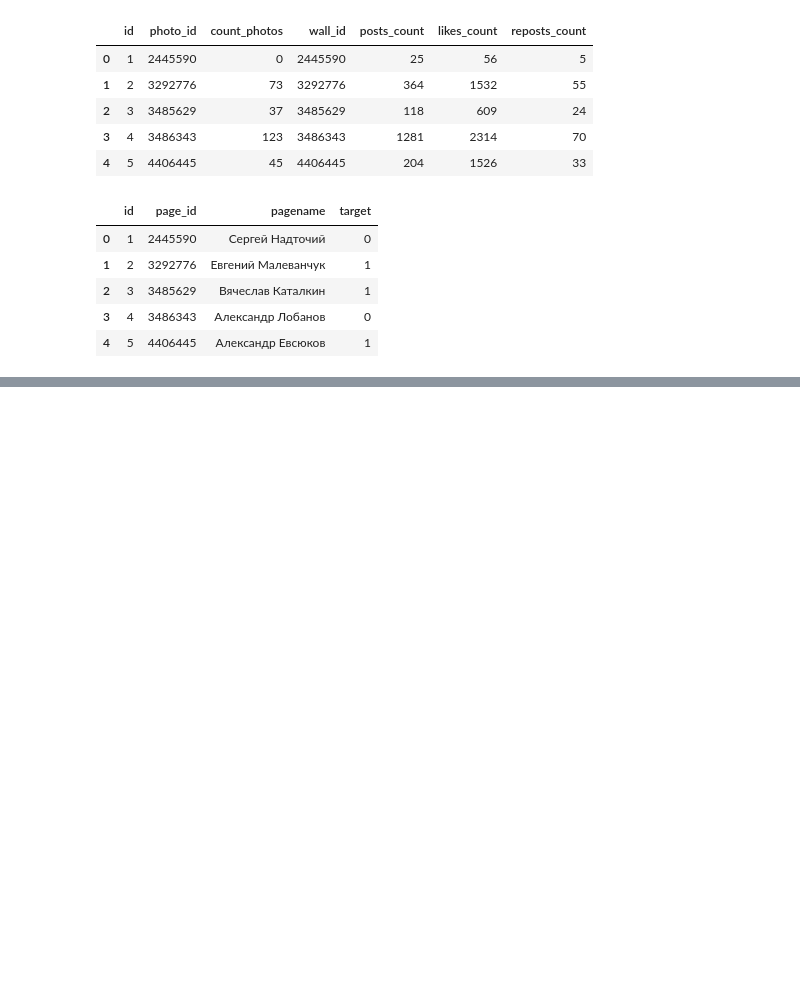
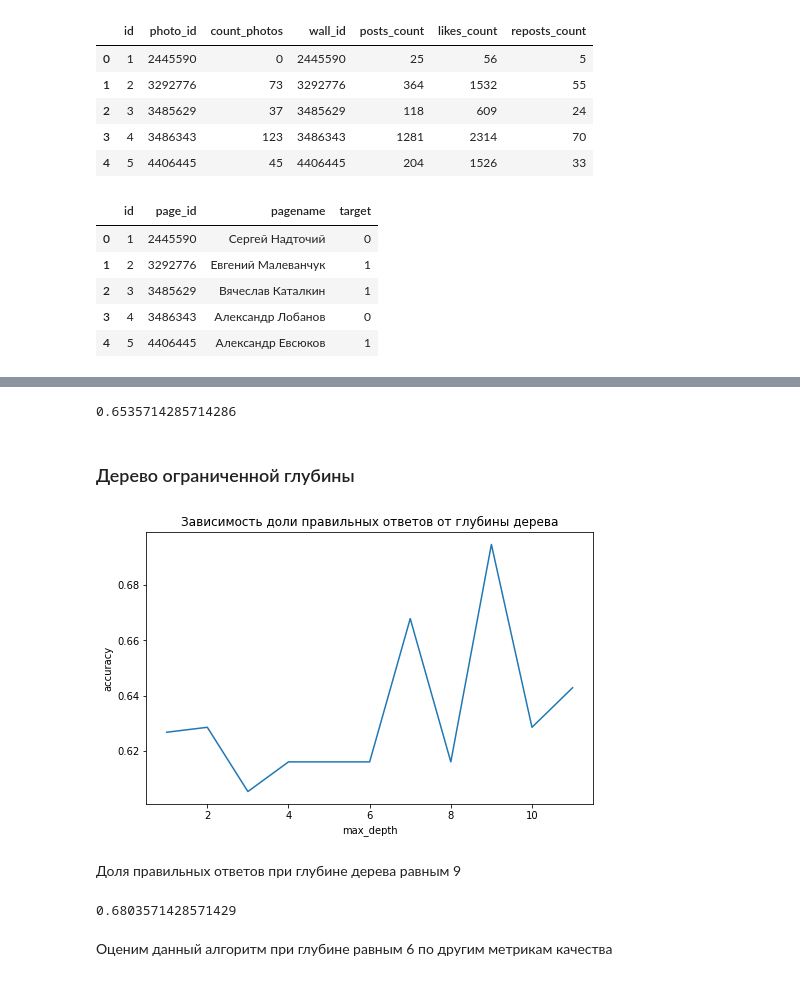
Before and after one commit to Denvol10/vk_search, a Jupyter notebook: search_company.ipynb, the cells around one changed output, grey strips where cells are left out. Saved outputs shown, nothing was run; the diff lists cells and outputs as text; code cells hidden in the pictures; blank space fills up the shorter version.

```diff
--- a/search_company.ipynb
+++ b/search_company.ipynb
@@ -154,0 +144,29 @@ df
+# %%
+clf_tree = tree.DecisionTreeClassifier() # без ограничения глубины дерева, с большой вероятностью получаем переобученную модель
+# %%
+tree_scoring = model_selection.cross_val_score(clf_tree, train, target, scoring='accuracy', cv=5)
+# %%
+tree_scoring.mean()
+# %% [output]
+0.6535714285714286
+# %% [markdown]
+### Дерево ограниченной глубины
+# %%
+depth = np.array(range(1, 12, 1))
+# %%
+scoring = []
+for max_depth in depth:
+    clf_tree = tree.DecisionTreeClassifier(max_depth=max_depth)
+    tree_scoring = model_selection.cross_val_score(clf_tree, train, target, scoring='accuracy', cv=5)
+    scoring.append(tree_scoring.mean())
+# %%
+pyplot.figure(figsize=(8, 5))
+pyplot.plot(depth, scoring)
+pyplot.xlabel('max_depth')
+pyplot.ylabel('accuracy')
+pyplot.title('Зависимость доли правильных ответов от глубины дерева')
+pyplot.show()
+# %% [output]
+[figure, added]
+# %% [markdown]
+Доля правильных ответов при глубине дерева равным 9
@@ -154,0 +177,6 @@ df
+# %%
+tree_scoring.mean()
+# %% [output]
+0.6803571428571429
+# %% [markdown]
+Оценим данный алгоритм при глубине равным 6 по другим метрикам качества
```
Also changed, not shown: parts of 44 cells of this notebook.
